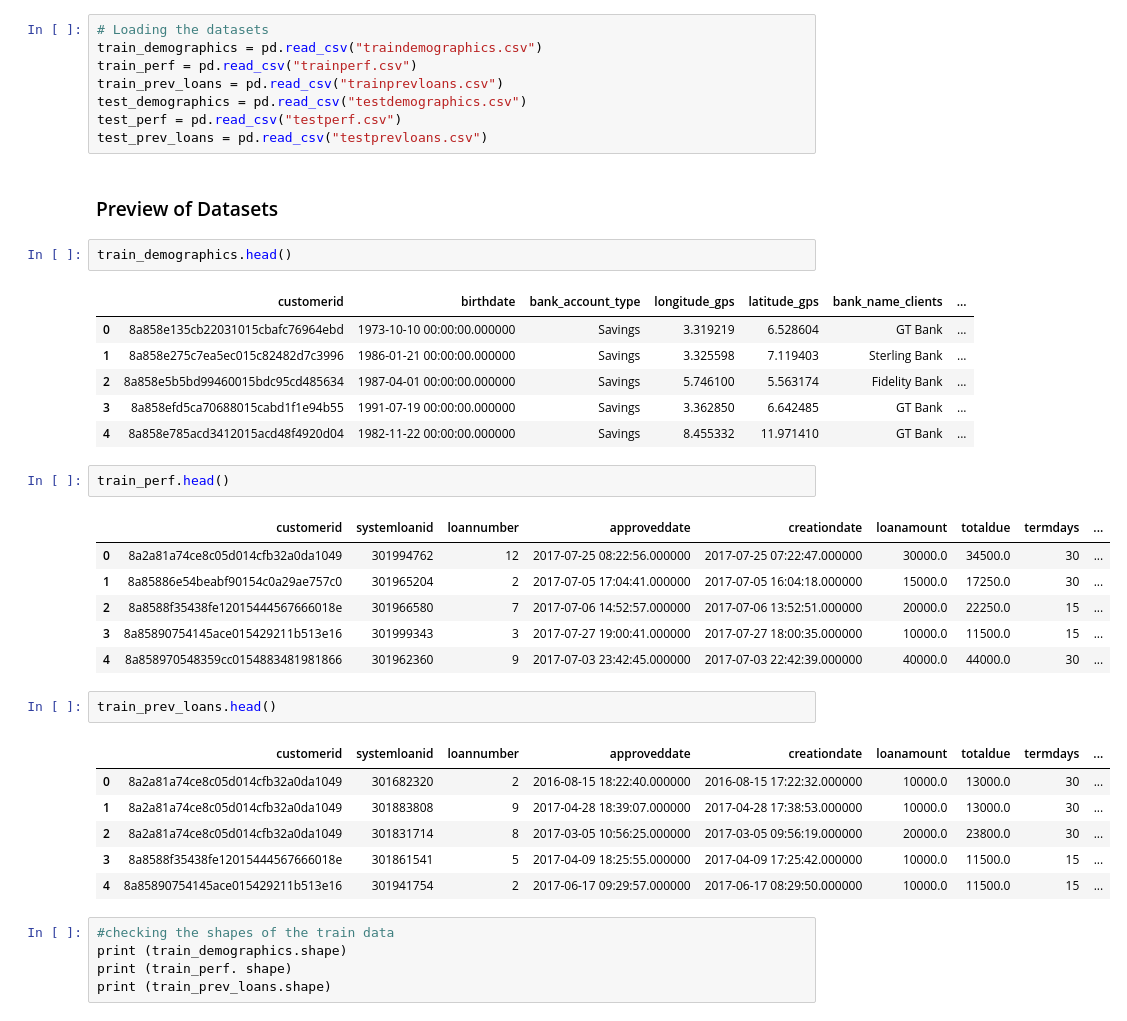
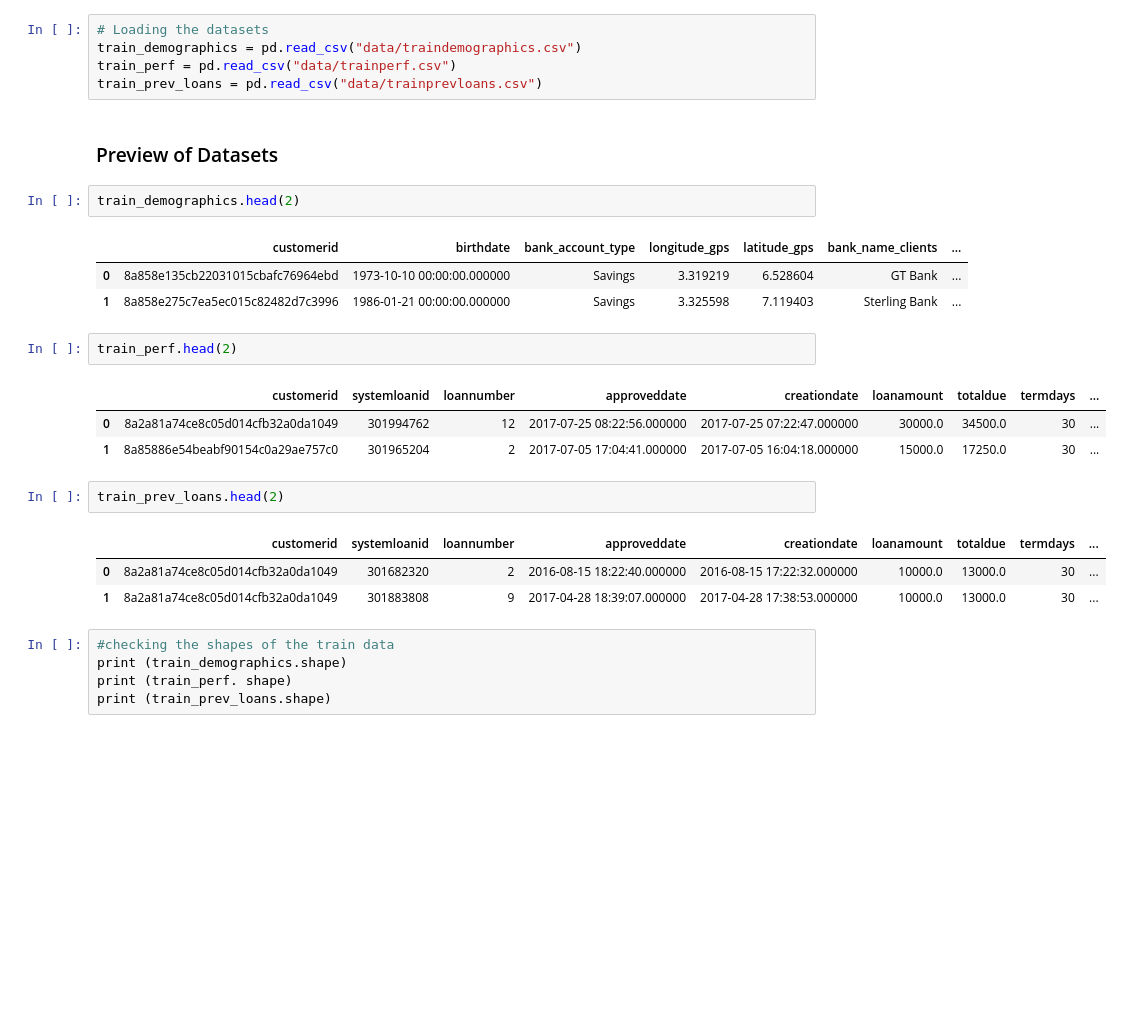
Before and after one commit to frank015940/Loan-Default-Prediction, a Jupyter notebook: loan_default_15th.ipynb, the cells around one changed output. Drawn from its saved outputs; the diff is of its cells as text; blank space fills up the shorter version.

```diff
--- a/loan_default_15th.ipynb
+++ b/loan_default_15th.ipynb
@@ -108,40 +103,28 @@ GradientBoostingClassifier
 # %%
 # Loading the datasets
-train_demographics = pd.read_csv("traindemographics.csv")
-train_perf = pd.read_csv("trainperf.csv")
-train_prev_loans = pd.read_csv("trainprevloans.csv")
-test_demographics = pd.read_csv("testdemographics.csv")
-test_perf = pd.read_csv("testperf.csv")
-test_prev_loans = pd.read_csv("testprevloans.csv")
+train_demographics = pd.read_csv("data/traindemographics.csv")
+train_perf = pd.read_csv("data/trainperf.csv")
+train_prev_loans = pd.read_csv("data/trainprevloans.csv")
 # %% [markdown]
 ### Preview of Datasets
 # %%
-train_demographics.head()
+train_demographics.head(2)
 # %% [output]
 |  | customerid | birthdate | bank_account_type | longitude_gps | latitude_gps | bank_name_clients | ... |
 | 0 | 8a858e135cb22031015cbafc76964ebd | 1973-10-10 00:00:00.000000 | Savings | 3.319219 | 6.528604 | GT Bank | ... |
 | 1 | 8a858e275c7ea5ec015c82482d7c3996 | 1986-01-21 00:00:00.000000 | Savings | 3.325598 | 7.119403 | Sterling Bank | ... |
-| 2 | 8a858e5b5bd99460015bdc95cd485634 | 1987-04-01 00:00:00.000000 | Savings | 5.746100 | 5.563174 | Fidelity Bank | ... |
-| 3 | 8a858efd5ca70688015cabd1f1e94b55 | 1991-07-19 00:00:00.000000 | Savings | 3.362850 | 6.642485 | GT Bank | ... |
-| 4 | 8a858e785acd3412015acd48f4920d04 | 1982-11-22 00:00:00.000000 | Savings | 8.455332 | 11.971410 | GT Bank | ... |
 # %%
-train_perf.head()
+train_perf.head(2)
 # %% [output]
 |  | customerid | systemloanid | loannumber | approveddate | creationdate | loanamount | totaldue | termdays | ... |
 | 0 | 8a2a81a74ce8c05d014cfb32a0da1049 | 301994762 | 12 | 2017-07-25 08:22:56.000000 | 2017-07-25 07:22:47.000000 | 30000.0 | 34500.0 | 30 | ... |
 | 1 | 8a85886e54beabf90154c0a29ae757c0 | 301965204 | 2 | 2017-07-05 17:04:41.000000 | 2017-07-05 16:04:18.000000 | 15000.0 | 17250.0 | 30 | ... |
-| 2 | 8a8588f35438fe12015444567666018e | 301966580 | 7 | 2017-07-06 14:52:57.000000 | 2017-07-06 13:52:51.000000 | 20000.0 | 22250.0 | 15 | ... |
-| 3 | 8a85890754145ace015429211b513e16 | 301999343 | 3 | 2017-07-27 19:00:41.000000 | 2017-07-27 18:00:35.000000 | 10000.0 | 11500.0 | 15 | ... |
-| 4 | 8a858970548359cc0154883481981866 | 301962360 | 9 | 2017-07-03 23:42:45.000000 | 2017-07-03 22:42:39.000000 | 40000.0 | 44000.0 | 30 | ... |
 # %%
-train_prev_loans.head()
+train_prev_loans.head(2)
 # %% [output]
 |  | customerid | systemloanid | loannumber | approveddate | creationdate | loanamount | totaldue | termdays | ... |
 | 0 | 8a2a81a74ce8c05d014cfb32a0da1049 | 301682320 | 2 | 2016-08-15 18:22:40.000000 | 2016-08-15 17:22:32.000000 | 10000.0 | 13000.0 | 30 | ... |
 | 1 | 8a2a81a74ce8c05d014cfb32a0da1049 | 301883808 | 9 | 2017-04-28 18:39:07.000000 | 2017-04-28 17:38:53.000000 | 10000.0 | 13000.0 | 30 | ... |
-| 2 | 8a2a81a74ce8c05d014cfb32a0da1049 | 301831714 | 8 | 2017-03-05 10:56:25.000000 | 2017-03-05 09:56:19.000000 | 20000.0 | 23800.0 | 30 | ... |
-| 3 | 8a8588f35438fe12015444567666018e | 301861541 | 5 | 2017-04-09 18:25:55.000000 | 2017-04-09 17:25:42.000000 | 10000.0 | 11500.0 | 15 | ... |
-| 4 | 8a85890754145ace015429211b513e16 | 301941754 | 2 | 2017-06-17 09:29:57.000000 | 2017-06-17 08:29:50.000000 | 10000.0 | 11500.0 | 15 | ... |
 # %%
 #checking the shapes of the train data
 print (train_demographics.shape)
```
Also changed, not shown: parts of 123 cells of this notebook.
